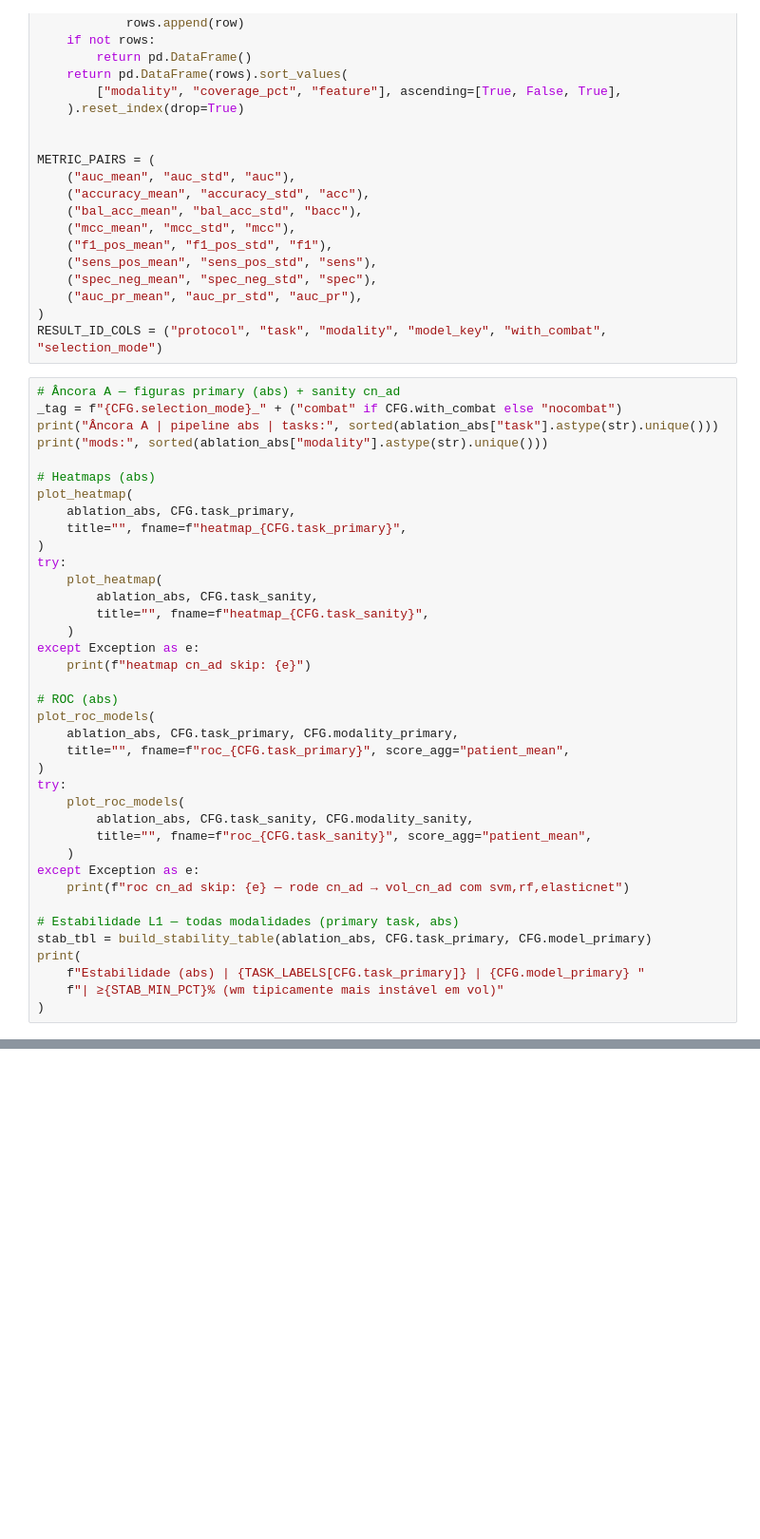
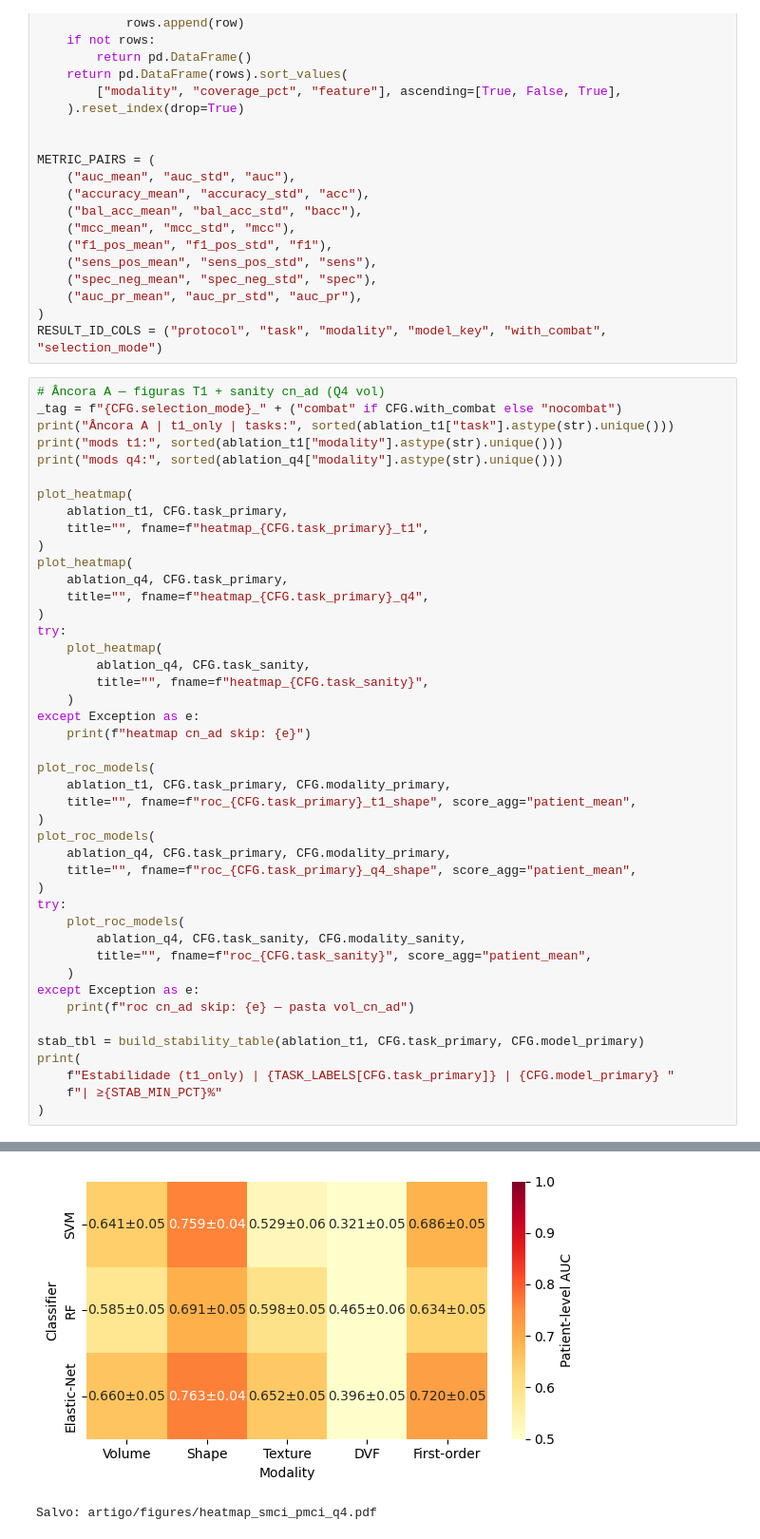
Before and after one commit to PauloMatheusGr/graphs, a Jupyter notebook: 6_results.ipynb, the cells around one changed output, grey strips where cells are left out. Shown at 95% size. Drawn from its saved outputs; the diff is of its cells as text; blank space fills up the shorter version.

```diff
--- a/6_results.ipynb
+++ b/6_results.ipynb
@@ -638,40 +676,47 @@ METRIC_PAIRS = (
 )
 RESULT_ID_COLS = ("protocol", "task", "modality", "model_key", "with_combat", "selection_mode")
 # %%
-# Âncora A — figuras primary (abs) + sanity cn_ad
+# Âncora A — figuras T1 + sanity cn_ad (Q4 vol)
 _tag = f"{CFG.selection_mode}_" + ("combat" if CFG.with_combat else "nocombat")
-print("Âncora A | pipeline abs | tasks:", sorted(ablation_abs["task"].astype(str).unique()))
-print("mods:", sorted(ablation_abs["modality"].astype(str).unique()))
+print("Âncora A | t1_only | tasks:", sorted(ablation_t1["task"].astype(str).unique()))
+print("mods t1:", sorted(ablation_t1["modality"].astype(str).unique()))
+print("mods q4:", sorted(ablation_q4["modality"].astype(str).unique()))
 
-# Heatmaps (abs)
 plot_heatmap(
-    ablation_abs, CFG.task_primary,
-    title="", fname=f"heatmap_{CFG.task_primary}",
+    ablation_t1, CFG.task_primary,
+    title="", fname=f"heatmap_{CFG.task_primary}_t1",
+)
+plot_heatmap(
+    ablation_q4, CFG.task_primary,
+    title="", fname=f"heatmap_{CFG.task_primary}_q4",
 )
 try:
     plot_heatmap(
-        ablation_abs, CFG.task_sanity,
+        ablation_q4, CFG.task_sanity,
         title="", fname=f"heatmap_{CFG.task_sanity}",
     )
 except Exception as e:
     print(f"heatmap cn_ad skip: {e}")
 
-# ROC (abs)
 plot_roc_models(
-    ablation_abs, CFG.task_primary, CFG.modality_primary,
-    title="", fname=f"roc_{CFG.task_primary}", score_agg="patient_mean",
+    ablation_t1, CFG.task_primary, CFG.modality_primary,
+    title="", fname=f"roc_{CFG.task_primary}_t1_shape", score_agg="patient_mean",
+)
+plot_roc_models(
+    ablation_q4, CFG.task_primary, CFG.modality_primary,
+    title="", fname=f"roc_{CFG.task_primary}_q4_shape", score_agg="patient_mean",
 )
 try:
     plot_roc_models(
-        ablation_abs, CFG.task_sanity, CFG.modality_sanity,
+        ablation_q4, CFG.task_sanity, CFG.modality_sanity,
         title="", fname=f"roc_{CFG.task_sanity}", score_agg="patient_mean",
     )
 except Exception as e:
-    print(f"roc cn_ad skip: {e} — rode cn_ad → vol_cn_ad com svm,rf,elasticnet")
+    print(f"roc cn_ad skip: {e} — pasta vol_cn_ad")
 
-# Estabilidade L1 — todas modalidades (primary task, abs)
-stab_tbl = build_stability_table(ablation_abs, CFG.task_primary, CFG.model_primary)
+stab_tbl = build_stability_table(ablation_t1, CFG.task_primary, CFG.model_primary)
 print(
-    f"Estabilidade (abs) | {TASK_LABELS[CFG.task_primary]} | {CFG.model_primary} "
-    f"| ≥{STAB_MIN_PCT}% (wm tipicamente mais instável em vol)"
+    f"Estabilidade (t1_only) | {TASK_LABELS[CFG.task_primary]} | {CFG.model_primary} "
+    f"| ≥{STAB_MIN_PCT}%"
 )
+# %% [output]
@@ -677,0 +727,2 @@ print(
+[figure, added]
+Salvo: artigo/figures/heatmap_smci_pmci_q4.pdf
```
Also changed, not shown: parts of 12 cells of this notebook, 3 other files.
